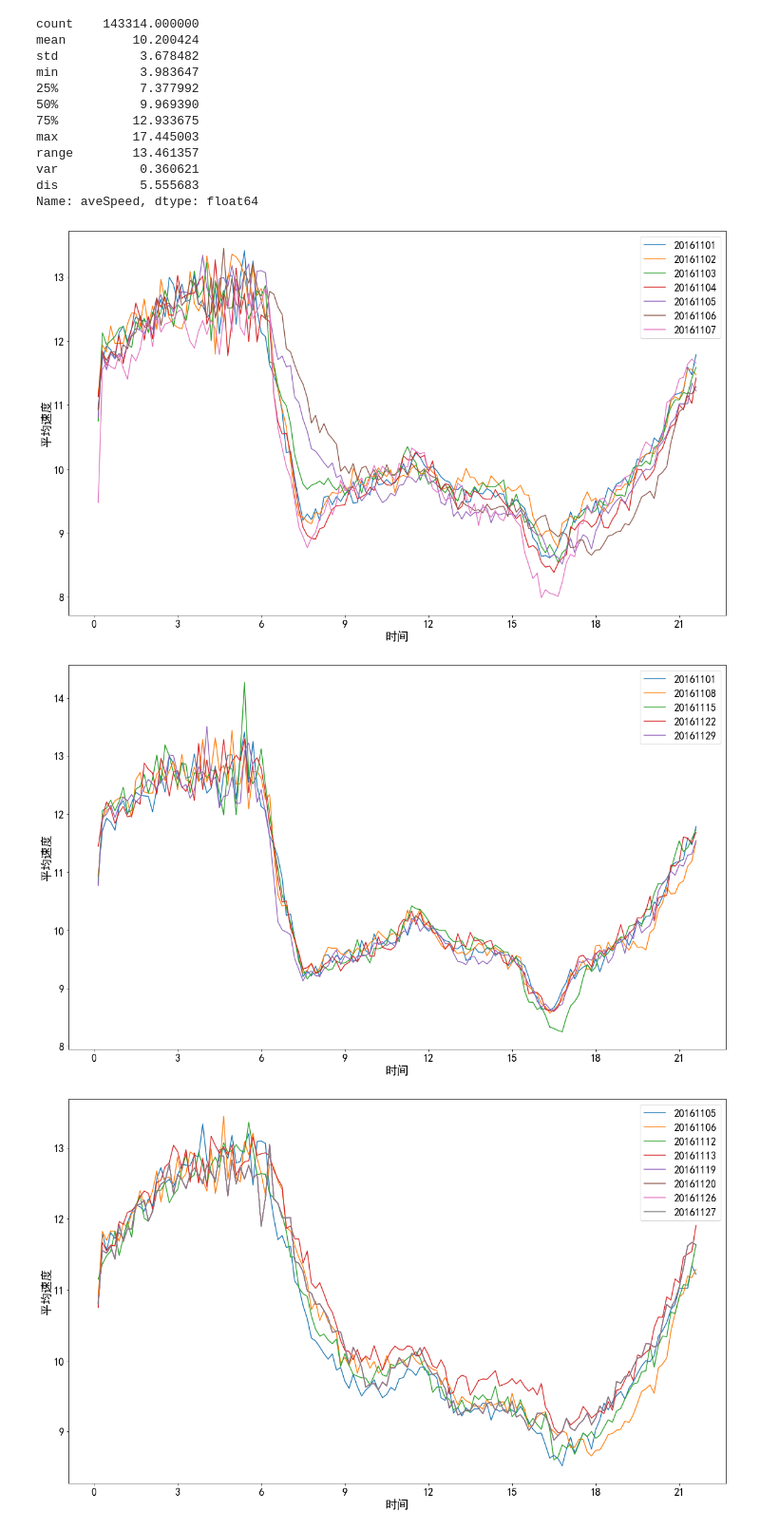
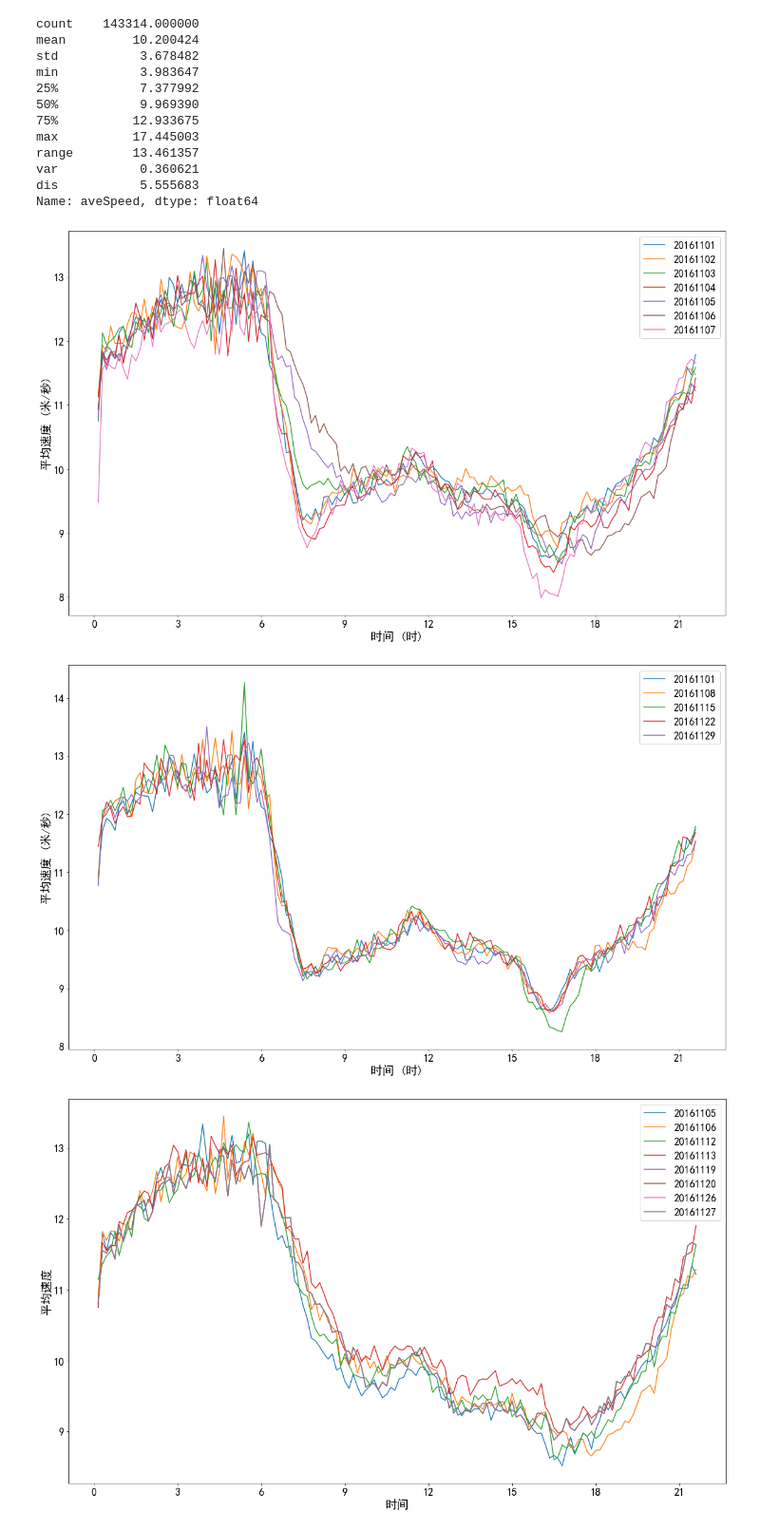
Before and after one commit to Maizehsu/PRP-2021-Summer, a Jupyter notebook: Code_xm/Code/EDA.ipynb, the cells around one changed output. Shown: that part at 95% size. Saved outputs shown, nothing was run; the diff lists cells and outputs as text; code cells hidden in the pictures.

Commit message:
image updated

```diff
--- a/Code_xm/Code/EDA.ipynb
+++ b/Code_xm/Code/EDA.ipynb
@@ -51,38 +51,38 @@ import matplotlib.pyplot as plt
 import seaborn as sns
 plt.rcParams['axes.unicode_minus'] = False
 plt.rcParams['font.sans-serif'] = 'SimHei'
-data_all = pd.read_csv('D:/Working/PRP-2021-Summer/Data/Raw_Data/DATASET-B.csv')
+data_all = pd.read_csv('D:/Working/SJTU/PRP-2021-Summer/Data/Processed_Data/DATASET-B.csv')
 data_20161101_02 = data_all[(data_all['date']==20161101) | (data_all['date']==20161102) | (data_all['date']==20161103)
                             | (data_all['date']==20161104) | (data_all['date']==20161105) | (data_all['date']==20161106)
                            | (data_all['date']==20161107)]
 fig = plt.figure(figsize=(20,12))
 x = np.arange(1, 145)
 y1 = data_20161101_02[data_20161101_02['date']==20161101].groupby('time_id')['aveSpeed'].mean()
 y2 = data_20161101_02[data_20161101_02['date']==20161102].groupby('time_id')['aveSpeed'].mean()
 y3 = data_20161101_02[data_20161101_02['date']==20161103].groupby('time_id')['aveSpeed'].mean()
 y4 = data_20161101_02[data_20161101_02['date']==20161104].groupby('time_id')['aveSpeed'].mean()
 y5 = data_20161101_02[data_20161101_02['date']==20161105].groupby('time_id')['aveSpeed'].mean()
 y6 = data_20161101_02[data_20161101_02['date']==20161106].groupby('time_id')['aveSpeed'].mean()
 y7 = data_20161101_02[data_20161101_02['date']==20161107].groupby('time_id')['aveSpeed'].mean()
 plt.plot(x, y1, label='20161101');
 plt.plot(x, y2, label='20161102');
 plt.plot(x, y3, label='20161103');
 plt.plot(x, y4, label='20161104');
 plt.plot(x, y5, label='20161105');
 plt.plot(x, y6, label='20161106');
 plt.plot(x, y7, label='20161107');
 plt.xticks(np.arange(0,145,20), np.arange(0,24,3)); # 映射到二十四点
 plt.legend(fontsize=18, loc='upper right');
 plt.tick_params(labelsize=18);
-plt.xlabel('时间', fontsize=20);
-plt.ylabel('平均速度', fontsize=20);
+plt.xlabel('时间 (时)', fontsize=20);
+plt.ylabel('平均速度 (米/秒)', fontsize=20);
 plt.savefig('1-7平均速度线型图');
 
 # 每周每天相对时间的平均速度趋势相似
 # 平均车速折线两端局部最低分别对应早晚高峰（7：00-9：00；16：00-18：00）
 # 其中5号6号为周末，在早高峰时段相对车速较高
 # %% [output]
-[figure, old version]
+[figure, new version]
 # %%
 plt.rcParams['axes.unicode_minus'] = False
 plt.rcParams['font.sans-serif'] = 'SimHei'
@@ -103,14 +103,14 @@ plt.plot(x, y5, label='20161129');
 plt.xticks(np.arange(0,145,20), np.arange(0,24,3)); # 映射到二十四点
 plt.legend(fontsize=18, loc='upper right');
 plt.tick_params(labelsize=18);
-plt.xlabel('时间', fontsize=20);
-plt.ylabel('平均速度', fontsize=20);
+plt.xlabel('时间 (时)', fontsize=20);
+plt.ylabel('平均速度 (米/秒)', fontsize=20);
 plt.savefig('五个周二平均速度线型图');
 
 # 每周同一天（工作日）相对时间的平均速度趋势具有高度一致性
 # 在早/晚高峰时段一致性尤为明显
 # %% [output]
-[figure, old version]
+[figure, new version]
 # %%
 plt.rcParams['axes.unicode_minus'] = False
 plt.rcParams['font.sans-serif'] = 'SimHei'
```
Also changed, not shown: parts of 8 cells of this notebook, 14 other files.
